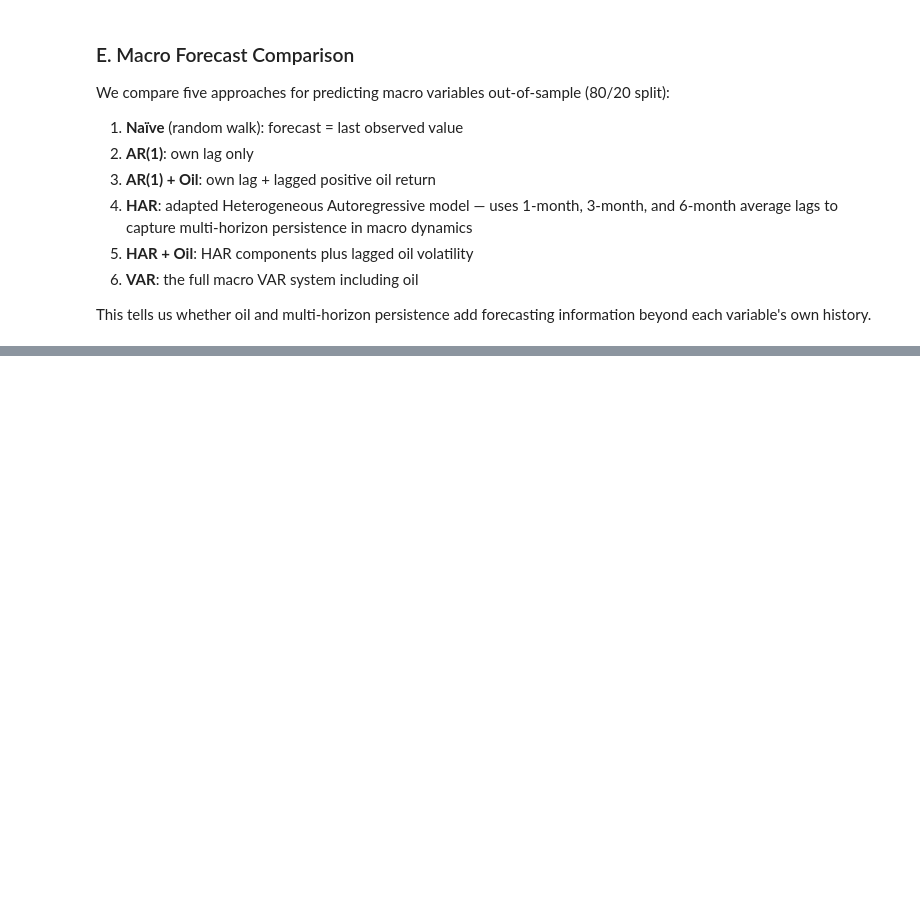
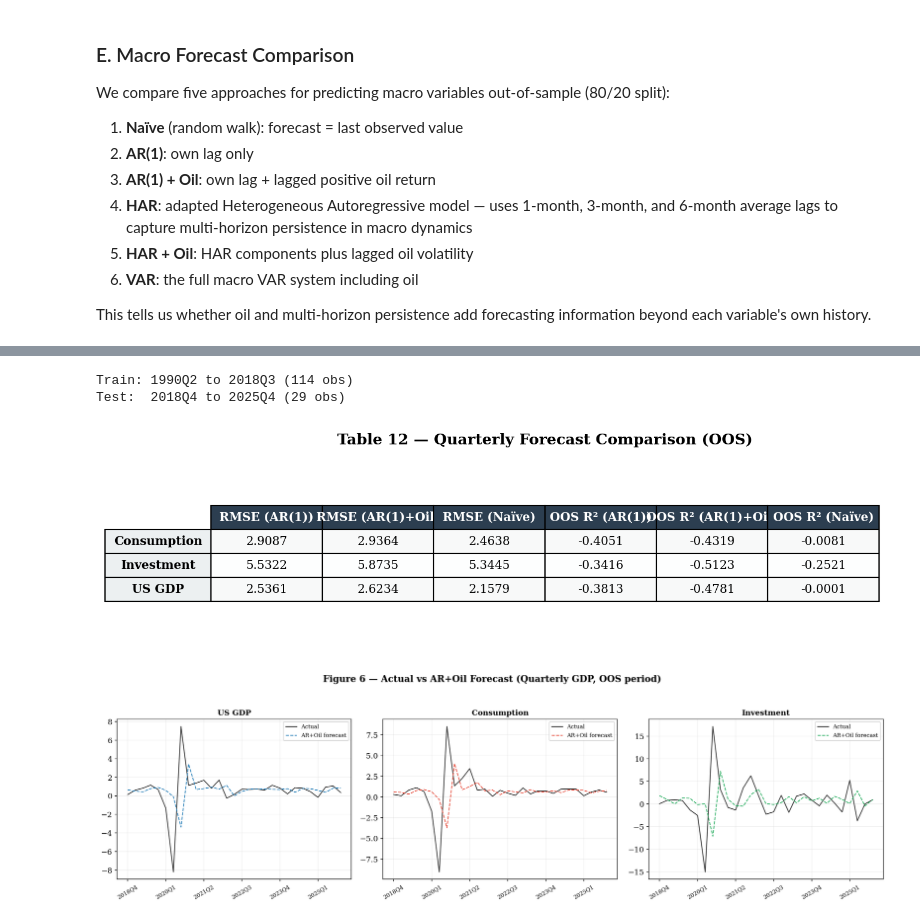
Before and after one commit to yaz212id/EMiF_OIL_Project, a Jupyter notebook: notebooks/daily_macro_notebook_official.ipynb, the cells around one changed output, grey strips where cells are left out. Saved outputs shown, nothing was run; the diff lists cells and outputs as text; code cells hidden in the pictures; blank space fills up the shorter version.

```diff
--- a/notebooks/daily_macro_notebook_official.ipynb
+++ b/notebooks/daily_macro_notebook_official.ipynb
@@ -1270,0 +1147,67 @@ else:
+# %%
+# --- Quarterly OOS forecast comparison ---
+split_q = int(len(qdf_clean) * 0.8)
+train_q = qdf_clean.iloc[:split_q]
+test_q  = qdf_clean.iloc[split_q:]
+
+print(f"Train: {train_q['quarter'].iloc[0]} to {train_q['quarter'].iloc[-1]} ({len(train_q)} obs)")
+print(f"Test:  {test_q['quarter'].iloc[0]} to {test_q['quarter'].iloc[-1]} ({len(test_q)} obs)")
+
+fc_rows = []
+q_preds = {}  # store for plotting
+
+for name, y in gdp_targets.items():
+    lag = f'{y}_lag'
+    actual = test_q[y].values
+
+    # 1. Naive
+    naive_pred = np.full(len(test_q), train_q[y].iloc[-1])
+    rmse_n, mae_n, r2_n = oos_metrics(actual, naive_pred)
+    fc_rows.append({"Target": name, "Model": "Naïve",
+                    "RMSE": f"{rmse_n:.4f}", "MAE": f"{mae_n:.4f}", "OOS R²": f"{r2_n:.4f}"})
+
+    # 2. AR(1)
+    (rmse_ar, mae_ar, r2_ar), mdl_ar = run_ols(train_q, test_q, y, [lag])
+    fc_rows.append({"Target": name, "Model": "AR(1)",
+                    "RMSE": f"{rmse_ar:.4f}", "MAE": f"{mae_ar:.4f}", "OOS R²": f"{r2_ar:.4f}"})
+
+    # 3. AR(1) + Oil
+    (rmse_oil, mae_oil, r2_oil), mdl_oil = run_ols(train_q, test_q, y, [lag, 'oil_pos_lag'])
+    fc_rows.append({"Target": name, "Model": "AR(1)+Oil",
+                    "RMSE": f"{rmse_oil:.4f}", "MAE": f"{mae_oil:.4f}", "OOS R²": f"{r2_oil:.4f}"})
+
+    # store AR+Oil predictions for plotting
+    X_te = sm.add_constant(test_q[[lag, 'oil_pos_lag']])
+    q_preds[y] = mdl_oil.predict(X_te)
+
+fc_q = pd.DataFrame(fc_rows).pivot(index="Target", columns="Model", values=["RMSE", "OOS R²"])
+fc_q.columns = [f"{v} ({m})" for v, m in fc_q.columns]
+show_table(fc_q, "Table 12 — Quarterly Forecast Comparison (OOS)", "table12_quarterly_forecast.png")
+
+# --- Actual vs forecast plot ---
+fig, axes = plt.subplots(1, 3, figsize=(16, 4.5))
+colors = ['#2980b9', '#e74c3c', '#27ae60']
+
+for ax, (name, y), color in zip(axes, gdp_targets.items(), colors):
+    actual = test_q[y].values
+    pred = np.array(q_preds[y])
+    dates = test_q['quarter'].astype(str)
+
+    ax.plot(range(len(actual)), actual, color='black', linewidth=1.2, label='Actual', alpha=0.8)
+    ax.plot(range(len(pred)), pred, color=color, linewidth=1.2, label='AR+Oil forecast', linestyle='--')
+    ax.set_title(name, fontweight='bold', fontsize=11)
+    ax.set_xticks(range(0, len(dates), max(1, len(dates)//5)))
+    ax.set_xticklabels(dates.iloc[::max(1, len(dates)//5)], rotation=30, fontsize=8)
+    ax.legend(fontsize=8)
+    ax.grid(alpha=0.2)
+
+fig.suptitle("Figure 6 — Actual vs AR+Oil Forecast (Quarterly GDP, OOS period)",
+             fontweight='bold', fontsize=13, y=1.04)
+plt.tight_layout()
+fig.savefig(f"{FIG_DIR}/fig6_quarterly_forecast.png", bbox_inches='tight')
+plt.show()
+# %% [output]
+Train: 1990Q2 to 2018Q3 (114 obs)
+Test:  2018Q4 to 2025Q4 (29 obs)
+[figure, added]
+[figure, added]
```
Also changed, not shown: parts of 52 cells of this notebook.
